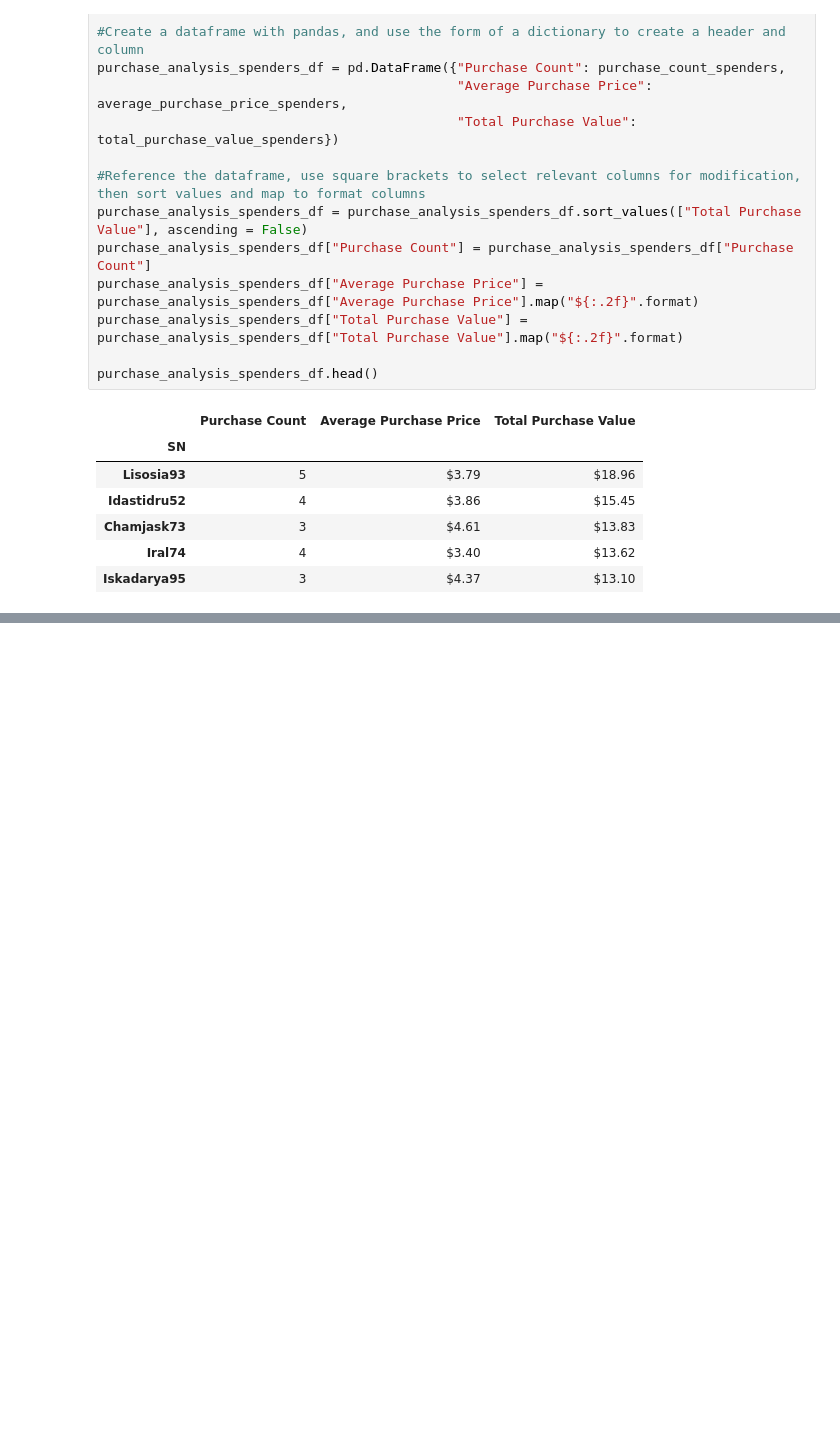
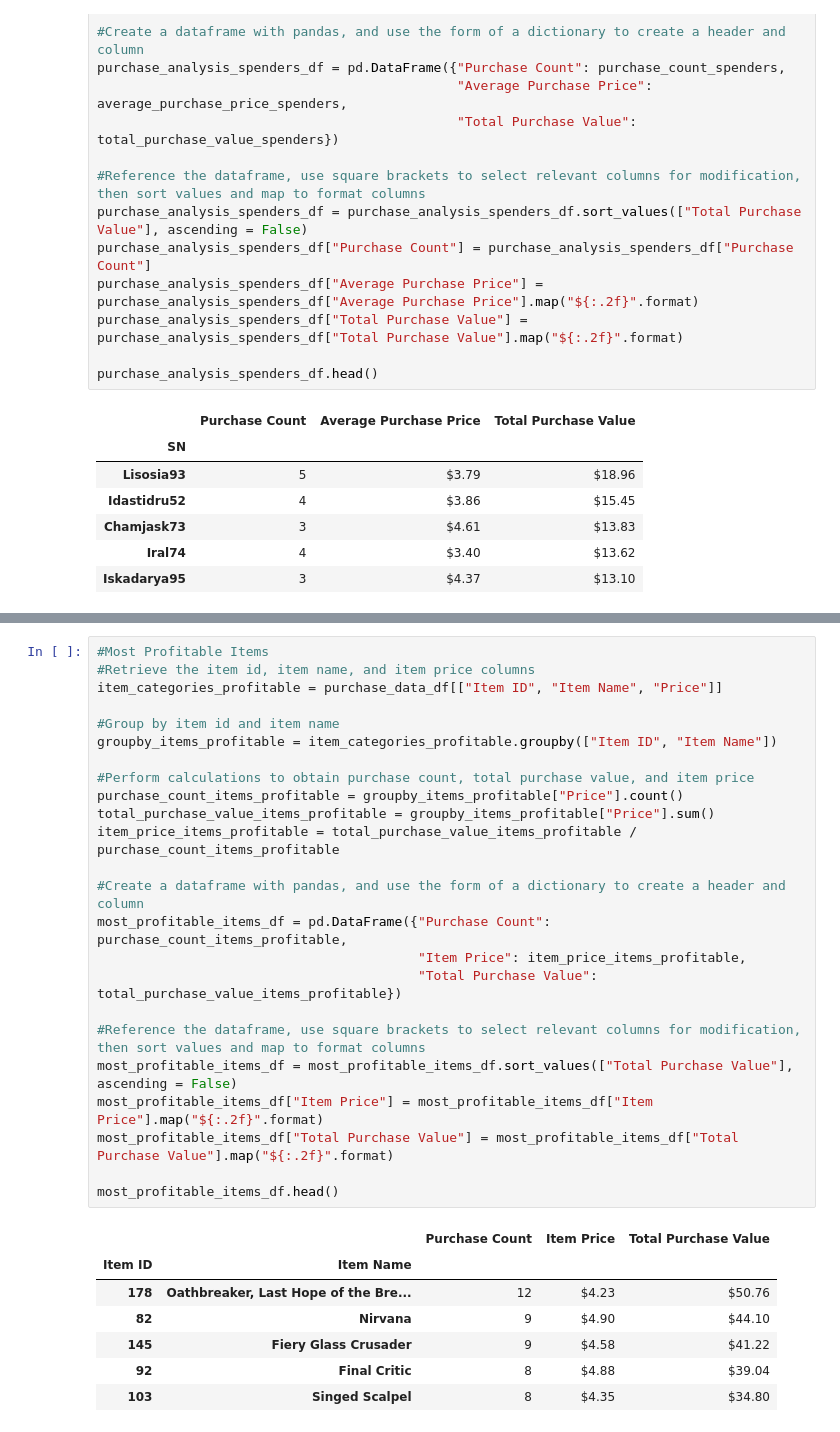
Before and after one commit to setsumei1974/Homework4Pandas, a Jupyter notebook: HeroesofPymoliNotebook.ipynb, the cells around one changed output, grey strips where cells are left out. Cells and saved outputs as stored; diff of their text form; blank space fills up the shorter version.

Commit message:
Homework Assignment in Pandas for 8/10/2019

```diff
--- a/HeroesofPymoliNotebook.ipynb
+++ b/HeroesofPymoliNotebook.ipynb
@@ -324,3 +324,35 @@ most_popular_items_df.head()
 | 108 | Extraction, Quickblade Of Trembli... | 9 | $3.53 | $31.77 |
 | 82 | Nirvana | 9 | $4.90 | $44.10 |
 | 19 | Pursuit, Cudgel of Necromancy | 8 | $1.02 | $8.16 |
+# %%
+#Most Profitable Items
+#Retrieve the item id, item name, and item price columns
+item_categories_profitable = purchase_data_df[["Item ID", "Item Name", "Price"]]
+
+#Group by item id and item name
+groupby_items_profitable = item_categories_profitable.groupby(["Item ID", "Item Name"])
+
+#Perform calculations to obtain purchase count, total purchase value, and item price
+purchase_count_items_profitable = groupby_items_profitable["Price"].count()
+total_purchase_value_items_profitable = groupby_items_profitable["Price"].sum()
+item_price_items_profitable = total_purchase_value_items_profitable / purchase_count_items_profitable
+
+#Create a dataframe with pandas, and use the form of a dictionary to create a header and column
+most_profitable_items_df = pd.DataFrame({"Purchase Count": purchase_count_items_profitable,
+                                         "Item Price": item_price_items_profitable,
+                                         "Total Purchase Value": total_purchase_value_items_profitable})
+
+#Reference the dataframe, use square brackets to select relevant columns for modification, then sort values and map to format columns
+most_profitable_items_df = most_profitable_items_df.sort_values(["Total Purchase Value"], ascending = False)
+most_profitable_items_df["Item Price"] = most_profitable_items_df["Item Price"].map("${:.2f}".format)
+most_profitable_items_df["Total Purchase Value"] = most_profitable_items_df["Total Purchase Value"].map("${:.2f}".format)
+
+most_profitable_items_df.head()
+# %% [output]
+|  |  | Purchase Count | Item Price | Total Purchase Value |
+| Item ID | Item Name |  |  |  |
+| 178 | Oathbreaker, Last Hope of the Bre... | 12 | $4.23 | $50.76 |
+| 82 | Nirvana | 9 | $4.90 | $44.10 |
+| 145 | Fiery Glass Crusader | 9 | $4.58 | $41.22 |
+| 92 | Final Critic | 8 | $4.88 | $39.04 |
+| 103 | Singed Scalpel | 8 | $4.35 | $34.80 |
```
Also changed, not shown: parts of 1 cell of this notebook.
